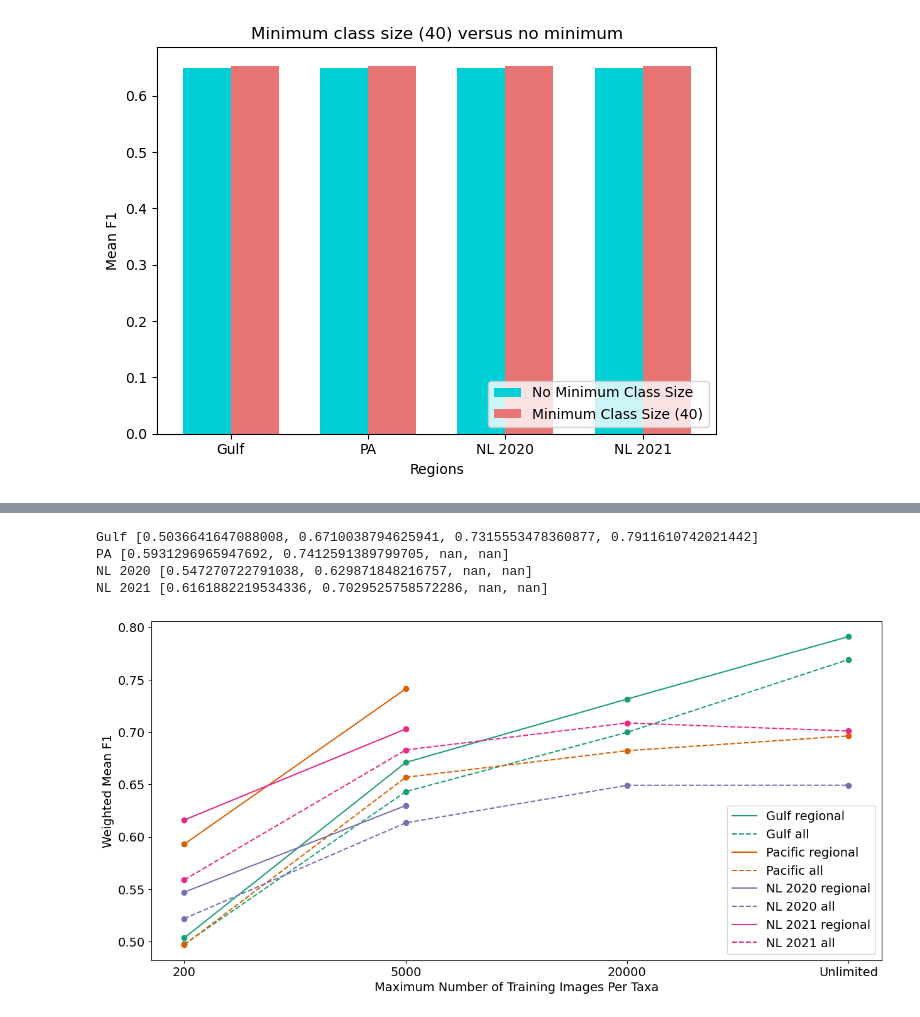
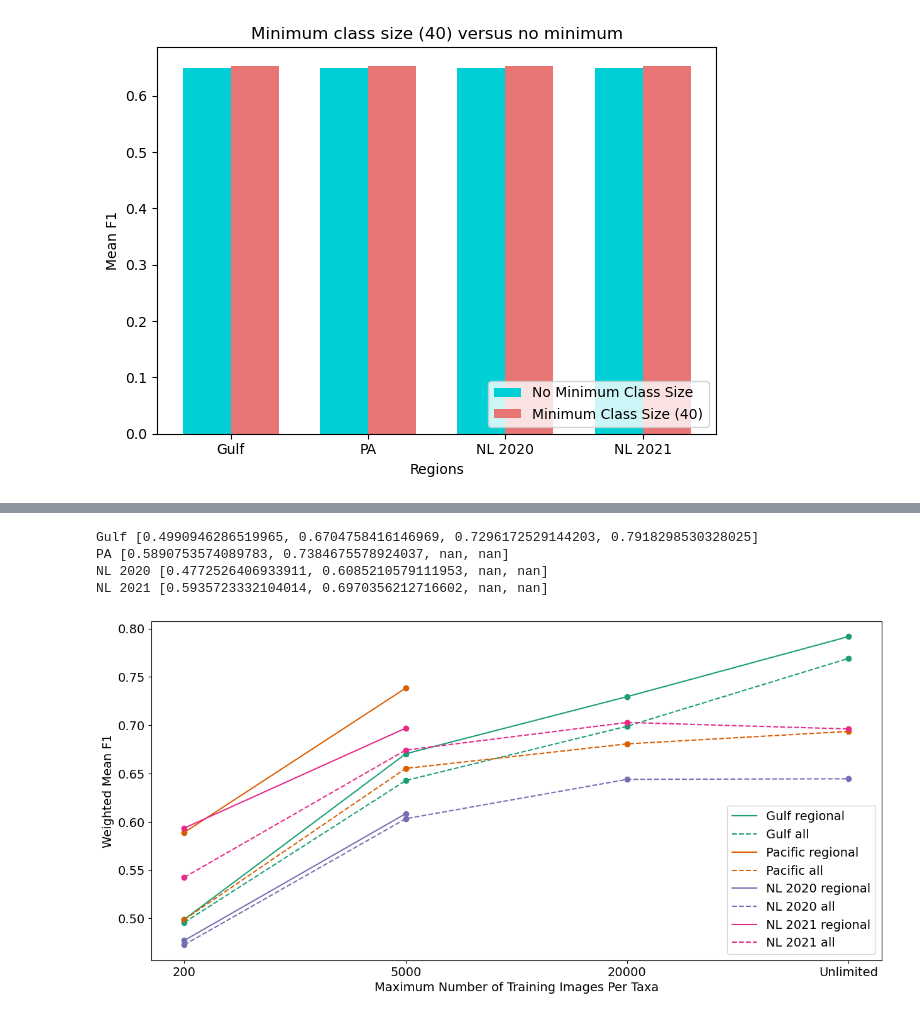
Before and after one commit to AnaisLacoursiereRoussel/AMP_code, a Jupyter notebook: f1_by_strategy.ipynb, the cells around one changed output, grey strips where cells are left out. Drawn from its saved outputs; the diff is of its cells as text; code cells hidden in the pictures.

```diff
--- a/f1_by_strategy.ipynb
+++ b/f1_by_strategy.ipynb
@@ -30,11 +31,28 @@ def wilcoxon_test(group1, group2):
     print("diff", np.mean(group1) - np.mean(group2), "group 1: ", np.mean(group1), "group 2: ", np.mean(group2))
     mean_diff = np.mean(group1) - np.mean(group2)
     return stat, p_value, effect_size, mean_diff
+
+def se_of_weighted_mean(x, w):
+
+    # Weighted mean
+    mean_w = np.average(x, weights=w)
+
+    # Weighted sample variance
+    variance_w = np.average((x - mean_w)**2, weights=w)
+
+    # Sample size (number of non-zero weights)
+    n = np.count_nonzero(w)
+
+    # Standard error of weighted mean
+    se_w = np.sqrt(variance_w / n)
+
+    return se_w
 # %%
 #just using the metrics sheet to load the metrics sheets
 
 regions = ['Gulf', 'PA', 'NL 2020', 'NL 2021']
 all_f1 = {'Gulf':{}, 'PA':{}, 'NL 2020':{}, 'NL 2021':{}}
+all_se = {'Gulf':{}, 'PA':{}, 'NL 2020':{}, 'NL 2021':{}}
 path = 'CyrilUnzipped/AMP FlowCam strategy predictions results and reports'
 for region in regions:
     # if region == 'Gulf':
@@ -42,6 +60,7 @@ for region in regions:
     for name in glob.glob(path + '/' + region + '/metrics/*'):
         dict_name = name.split('/')[-1]
         dict_name = dict_name.split('.')[0].split(region + '-')[1]
+        # if 'Without' in name:
         print(name)
         print(dict_name)
         xls = pd.ExcelFile(name)
@@ -53,10 +72,14 @@ for region in regions:
         #     print(df)
         #     break
         all_f1[region][dict_name] = []
+        all_se[region][dict_name] = []
         for i, df in enumerate(dfs):
             if i < 8:
+                taxa_df = df[(df['Unnamed: 0'] != 'macro avg') & (df['Unnamed: 0'] != 'weighted avg')]
+                se = se_of_weighted_mean(taxa_df['f1-score'], taxa_df['support'])
                 f1_score = df.loc[len(df)-1]['f1-score']
                 all_f1[region][dict_name].append(f1_score)
+                all_se[region][dict_name].append(se)
 # %% [output]
 CyrilUnzipped/AMP FlowCam strategy predictions results and reports/Gulf/metrics\Gulf-With SCN-200 Objects-metrics data.xlsx
 With SCN-200 Objects-metrics data
@@ -82,6 +125,7 @@ min_class_sizes = [] # all, restricted
 extra_classes_included = [] #yes, no
 scn = [] #yes, no
 f1s = []
+ses = []
 max_class_sizes = [] #200, 5000, 20000, Max
 for region in all_f1.keys():
     for sample in all_f1[region].keys():
@@ -113,6 +157,10 @@ for region in all_f1.keys():
                 extra_classes_included.append(0)
             else:
                 extra_classes_included.append(1)
+        for i, score in enumerate(all_se[region][sample]):
+            if i > 7:
+                continue
+            ses.append(score)
 # %% [output]
 With SCN-200 Objects-metrics data
 200
@@ -140,7 +188,9 @@ big_df = pd.DataFrame.from_dict({'regions': regions_list,
                                  'f1': f1s,
                                  'max class sizes': max_class_sizes,
                                  'min_class_sizes': min_class_sizes,
+                                 'se': ses,
                                 })
+
 big_df
 # %% [output]
 256 256 256 256 256 256
@@ -697,34 +763,34 @@ plt.show()
 # %%
 #This code graphs the effect of regional images and maximum class size
 
 no_scn_colors = {'Gulf': 'palevioletred', 'PA': 'darkturquoise', 'NL 2020': 'gray', 'NL 2021': 'darkorange'}
 scn_colors = {'Gulf': 'lime', 'PA': 'lightblue', 'NL 2020': 'pink', 'NL 2021': 'gold'}
 regionColors = {'PA': '#d95f02', 'Gulf':'#1b9e77', 'NL 2020': '#7570b3', 'NL 2021': '#e7298a'}
 region_conversion = {'Gulf': 'Gulf', 'NL 2020': 'NL 2020', 'NL 2021': 'NL 2021', 'PA': 'Pacific'}
 fig, ax = plt.subplots(figsize=(15, 7))
 for region in regions:
-    regional = big_df[(big_df['regions'] == region) & (big_df['training regions'] == 'regional') & (big_df['scn'] == 0) & (big_df['min_class_sizes'] == 'restricted') & (big_df['extra classes included'] == 0)]['f1 nulled'].to_numpy()
-    all = big_df[(big_df['regions'] == region) & (big_df['training regions'] == 'all') & (big_df['scn'] == 0) & (big_df['min_class_sizes'] == 'restricted') & (big_df['extra classes included'] == 0)]['f1 nulled'].to_numpy()
+    regional = big_df[(big_df['regions'] == region) & (big_df['training regions'] == 'regional') & (big_df['scn'] == 0) & (big_df['min_class_sizes'] == 'restricted') & (big_df['extra classes included'] == 1)]['f1 nulled'].to_numpy()
+    all = big_df[(big_df['regions'] == region) & (big_df['training regions'] == 'all') & (big_df['scn'] == 0) & (big_df['min_class_sizes'] == 'restricted') & (big_df['extra classes included'] == 1)]['f1 nulled'].to_numpy()
 
     # plt.title('Regional Training Data (Solid) vs All Training Data (Dashed)')
     reorder_list = [0, 2, 1, 3]
     regional = [regional[i] for i in reorder_list]
     all = [all[i] for i in reorder_list]
     print(region, regional)
     plt.scatter(range(4), regional, c=regionColors[region])
     plt.scatter(range(4), all, c=regionColors[region])
     plt.plot(regional, c=regionColors[region], label=f'{region_conversion[region]} regional')
     plt.plot(all, c=regionColors[region], linestyle='dashed', label=f'{region_conversion[region]} all')
 plt.xlabel('Maximum Number of Training Images Per Taxa', fontsize=14)
 plt.ylabel('Weighted Mean F1', fontsize=14)
 plt.xticks(range(4), [200, 5000, 20000, 'Unlimited'], fontsize=14)
 plt.yticks(fontsize=14)
 plt.legend(loc='lower right', fontsize=14)
 plt.show()
 plt.close()
 # %% [output]
-Gulf [0.5036641647088008, 0.6710038794625941, 0.7315553478360877, 0.7911610742021442]
-PA [0.5931296965947692, 0.7412591389799705, nan, nan]
-NL 2020 [0.547270722791038, 0.629871848216757, nan, nan]
-NL 2021 [0.6161882219534336, 0.7029525758572286, nan, nan]
+Gulf [0.4990946286519965, 0.6704758416146969, 0.7296172529144203, 0.7918298530328025]
+PA [0.5890753574089783, 0.7384675578924037, nan, nan]
+NL 2020 [0.4772526406933911, 0.6085210579111953, nan, nan]
+NL 2021 [0.5935723332104014, 0.6970356212716602, nan, nan]
-[figure, old version]
+[figure, new version]
```
Also changed, not shown: parts of 32 cells of this notebook, 2 other files.
